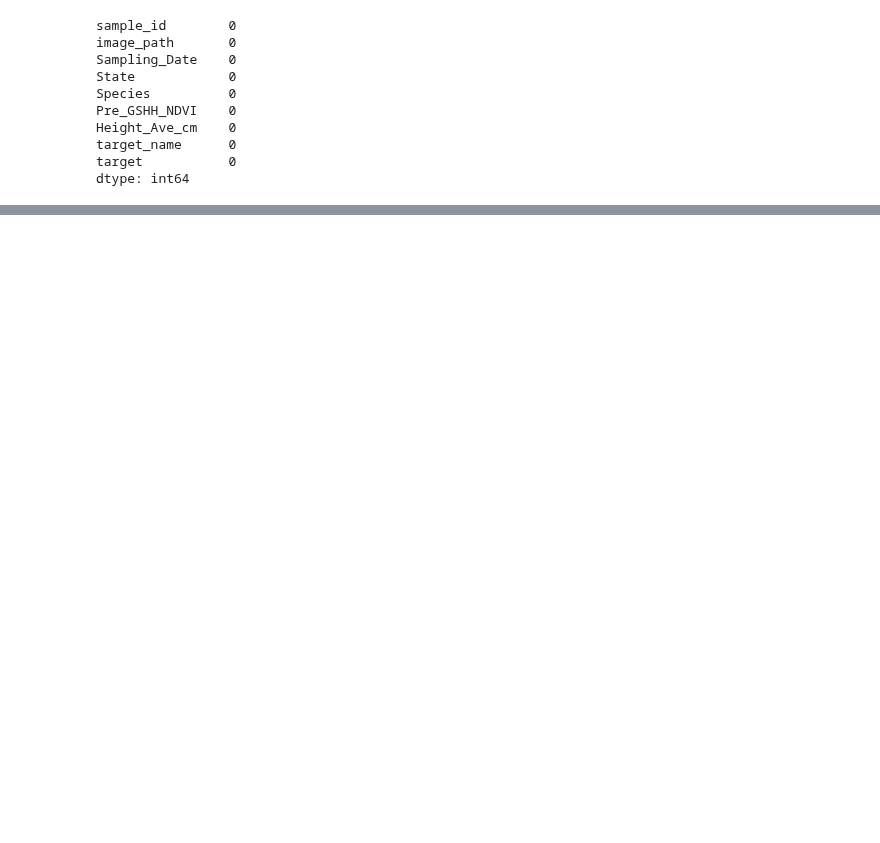
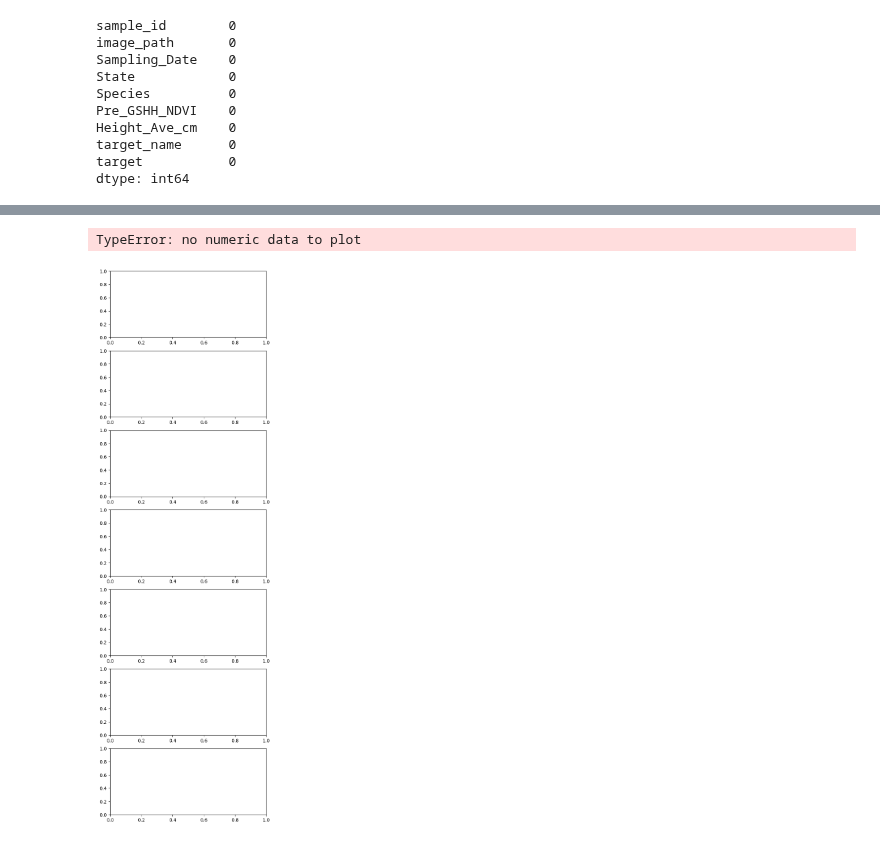
Before and after one commit to LoNebula/Kaggle, a Jupyter notebook: src/CSIRO_Image2Biomass_Prediction/1_CSIRO_Image2Biomass_Prediction.ipynb, the cells around one changed output, grey strips where cells are left out. Saved outputs shown, nothing was run; the diff lists cells and outputs as text; code cells hidden in the pictures; blank space fills up the shorter version.

```diff
--- a/src/CSIRO_Image2Biomass_Prediction/1_CSIRO_Image2Biomass_Prediction.ipynb
+++ b/src/CSIRO_Image2Biomass_Prediction/1_CSIRO_Image2Biomass_Prediction.ipynb
@@ -70,0 +77,13 @@ feature_cols
+# %%
+fig, axes = plt.subplots(len(feature_cols), 1, figsize=(6, 3 * len(feature_cols)), sharex=False)
+
+for ax, col in zip(axes, feature_cols):
+    train_df[col].plot.hist(ax=ax, bins=40, color="steelblue", alpha=0.75)
+    ax.set_title(f"{col} histogram")
+    ax.set_xlabel("biomass")
+    ax.set_ylabel("count")
+
+plt.tight_layout()
+# %% [output]
+TypeError: no numeric data to plot
+[figure, added]
```
Also changed, not shown: parts of 1 cell of this notebook.
